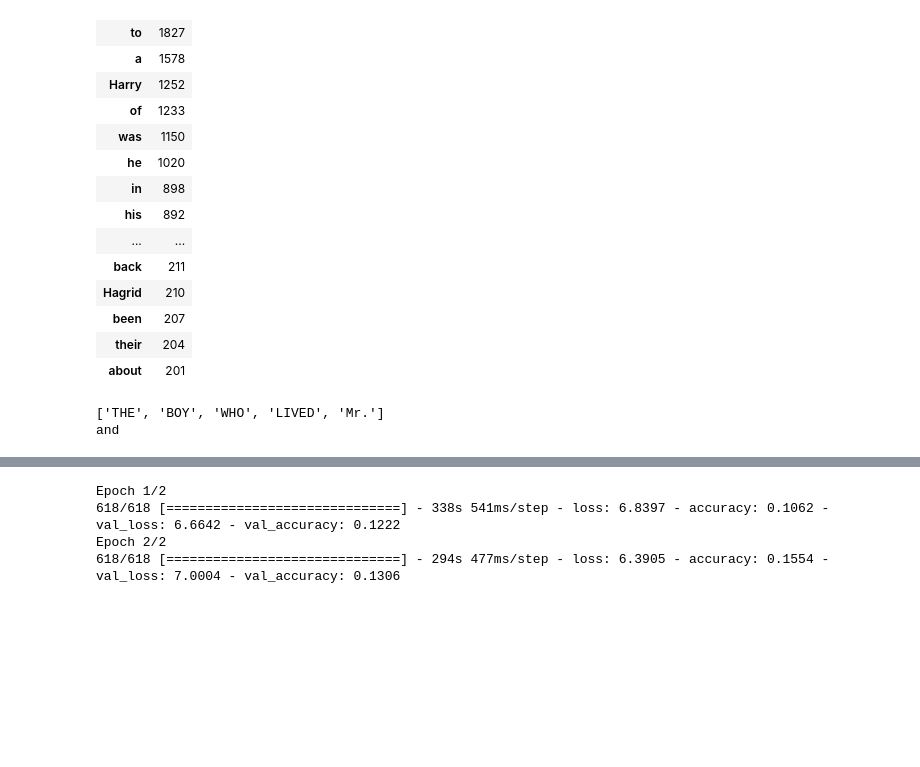
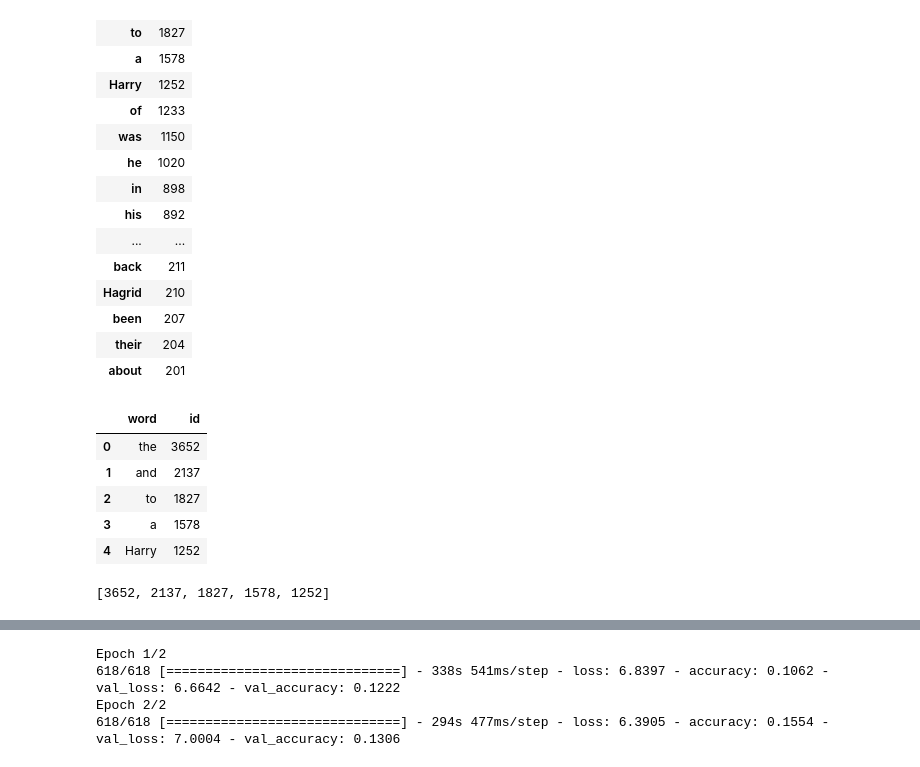
Before and after one commit to rodum012/Harry_Potter_AI, a Jupyter notebook: HP_AI.ipynb, the cells around one changed output, grey strips where cells are left out. Drawn from its saved outputs; the diff is of its cells as text; code cells hidden in the pictures; blank space fills up the shorter version.

```diff
--- a/HP_AI.ipynb
+++ b/HP_AI.ipynb
@@ -152,15 +152,3 @@ hp_df.head(50)
 | about | 201 |
 # %%
 hp_df.to_csv('./hp_df_unique.csv')
-# %%
-LENGTH_WORD = 5
-next_words = []
-prev_words = []
-for j in range(len(words) - LENGTH_WORD):
-     prev_words.append(words[j:j + LENGTH_WORD])
-     next_words.append(words[j + LENGTH_WORD])
-print(prev_words[0])
-print(next_words[0])
-# %% [output]
-['THE', 'BOY', 'WHO', 'LIVED', 'Mr.']
-and
@@ -173,0 +155,15 @@ for i, each_words in enumerate(prev_words):
+# %%
+hp_unique_df = pd.read_csv(Path('./hp_df_unique.csv'))
+hp_unique_df.head()
+# %% [output]
+|  | word | id |
+| 0 | the | 3652 |
+| 1 | and | 2137 |
+| 2 | to | 1827 |
+| 3 | a | 1578 |
+| 4 | Harry | 1252 |
+# %%
+id_l = hp_unique_df['id'].to_list()
+id_l[:5]
+# %% [output]
+[3652, 2137, 1827, 1578, 1252]
```
Also changed, not shown: parts of 40 cells of this notebook, 2 other files.
